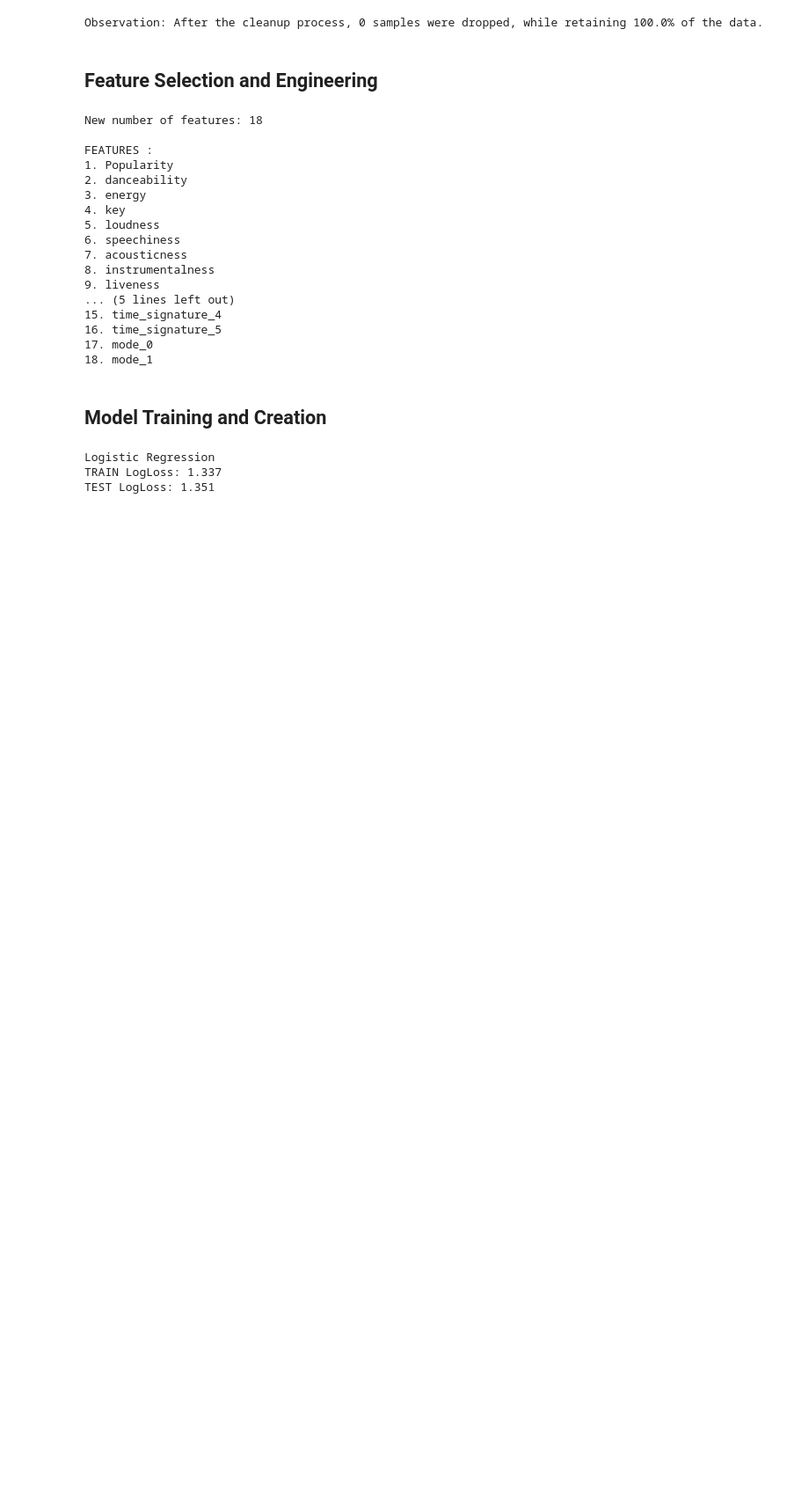
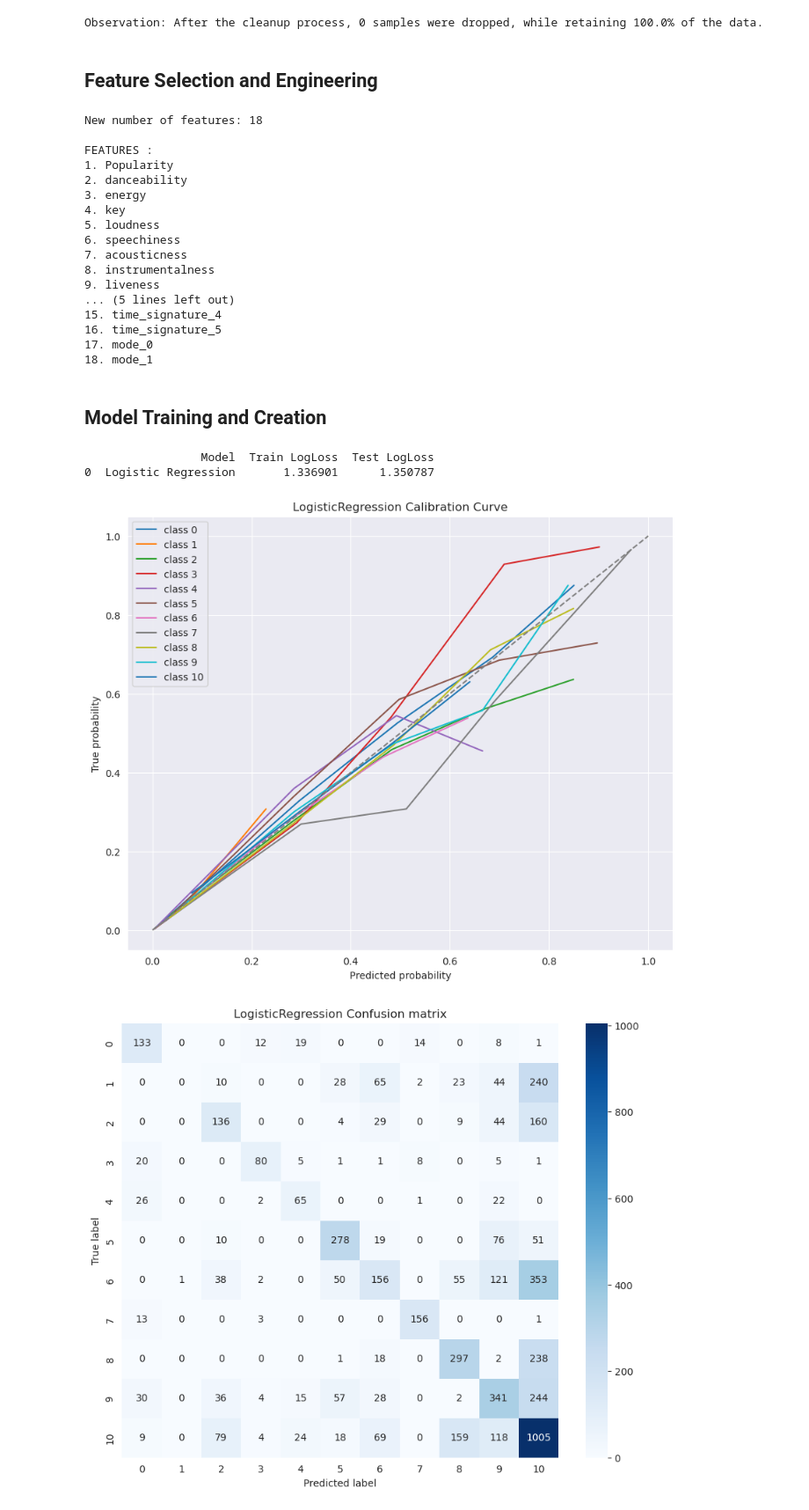
Before and after one commit to EmekaMomodu/ece-9039-project-code, a Jupyter notebook: ece9039-proect-code-dawotunde-cmomodu.ipynb, the cells around one changed output. Shown at 88% size. Drawn from its saved outputs; the diff is of its cells as text; code cells hidden in the pictures; blank space fills up the shorter version.

```diff
--- a/ece9039-proect-code-dawotunde-cmomodu.ipynb
+++ b/ece9039-proect-code-dawotunde-cmomodu.ipynb
@@ -115,0 +125,6 @@ plt.show()
+# %%
+# number of observations for each class in the train set
+print("Number of observations for each class in data")
+value_counts = data[target_col].value_counts()
+for i in range(len(value_counts)):
+    print("Class {0}: {1}".format(i, value_counts[i]))
@@ -369,21 +444,43 @@ def print_train_test_logloss(ytrain, ytrain_pred, ytest, ytest_pred):
 # Logistic Regression
 # create pipeline to standardize features and create a logistic regression model with max iteration of 1000
 logisticRegression = Pipeline([('Standardizer', StandardScaler()), ('LogisticRegressionModel', LogisticRegression(max_iter=1000))])
-# fit pipeline to train data
+# logisticRegression = LogisticRegression(max_iter=1000)
+# fit pipeline to train data with standardized features
 logisticRegression.fit(X_train, y_train)
 
 # Generate predicted probabilities for the train set
-y_train_pred_lr = logisticRegression.predict_proba(X_train)
+y_train_prob_lr = logisticRegression.predict_proba(X_train)
 # Generate predicted probabilities for the testing set
-y_test_pred_lr = logisticRegression.predict_proba(X_test)
-
-# print logloss validation for train and test predictions
-print("Logistic Regression")
-print_train_test_logloss(y_train, y_train_pred_lr, y_test, y_test_pred_lr)
+y_test_prob_lr = logisticRegression.predict_proba(X_test)
+# get test predictions
+y_test_pred_lr = logisticRegression.predict(X_test)
-# %% [output]
-Logistic Regression
-TRAIN LogLoss: 1.337
-TEST LogLoss: 1.351
+# %%
+# print logloss validation for train and test predictions
+logloss_train_lr, logloss_test_lr = calculate_train_test_logloss(y_train, y_train_prob_lr, y_test, y_test_prob_lr)
+
+# create a pandas dataframe to store the results
+logloss_results_lr_dict = {'Model': ['Logistic Regression'],
+                           'Train LogLoss': [logloss_train_lr],
+                           'Test LogLoss': [logloss_test_lr]}
+logloss_results_lr_df = pd.DataFrame(logloss_results_lr_dict)
+# print logloss result
+print(logloss_results_lr_df)
+
+# store the all results in the dataframe
+logloss_results_all_df = logloss_results_all_df.append({'Model': 'Logistic Regression',
+                                                        'Train LogLoss': logloss_train_lr,
+                                                        'Test LogLoss': logloss_test_lr}, ignore_index=True)
+
+# plot calibration curve
+plot_calibration_curve(logisticRegression, y_test_prob_lr, "LogisticRegression")
+
+# plot confusion matrix
+plot_confusion_matrix(y_test, y_test_pred_lr, "LogisticRegression")
+# %% [output]
+                 Model  Train LogLoss  Test LogLoss
+0  Logistic Regression       1.336901      1.350787
+[figure, added]
+[figure, added]
 # %%
 # Support Vector Classifier
 
```
Also changed, not shown: parts of 18 cells of this notebook.
